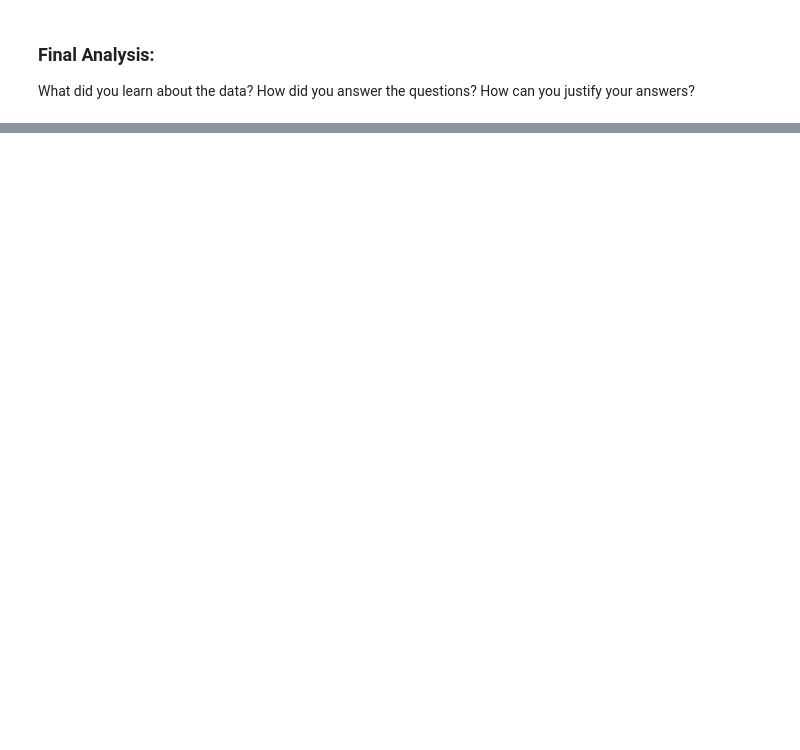
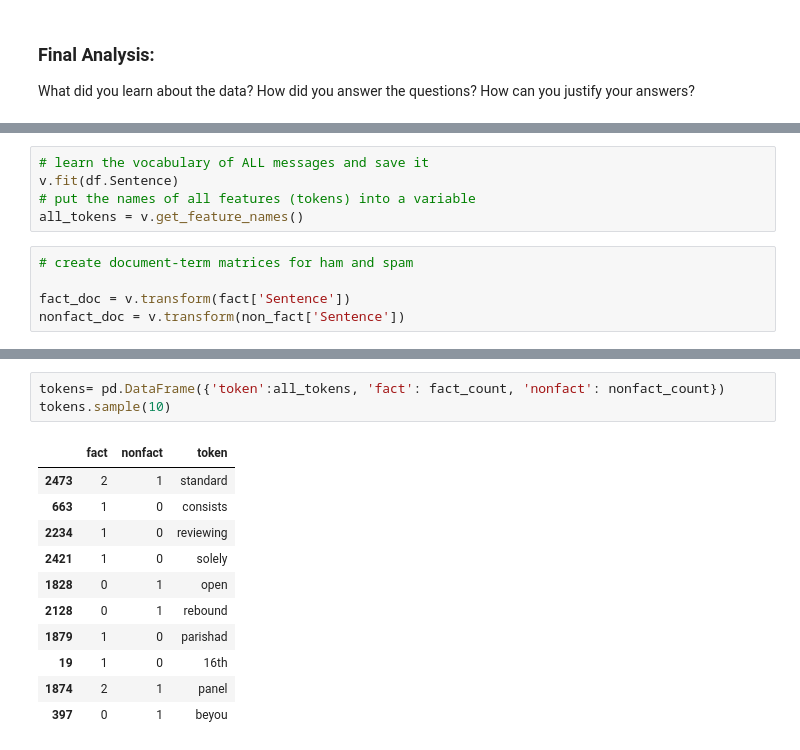
Before and after one commit to CarolineLiong/Fact-vs-Opinion-Articles, a Jupyter notebook: CSCI 183 Project .ipynb, the cells around one changed output, grey strips where cells are left out. Drawn from its saved outputs; the diff is of its cells as text; blank space fills up the shorter version.

```diff
--- a/CSCI 183 Project .ipynb
+++ b/CSCI 183 Project .ipynb
@@ -105,0 +316,10 @@ What did you learn about the data? How did you answer the questions? How can you
+# %%
+# learn the vocabulary of ALL messages and save it
+v.fit(df.Sentence)
+# put the names of all features (tokens) into a variable
+all_tokens = v.get_feature_names()
+# %%
+# create document-term matrices for ham and spam
+
+fact_doc = v.transform(fact['Sentence'])
+nonfact_doc = v.transform(non_fact['Sentence'])
@@ -105,0 +338,15 @@ What did you learn about the data? How did you answer the questions? How can you
+# %%
+tokens= pd.DataFrame({'token':all_tokens, 'fact': fact_count, 'nonfact': nonfact_count})
+tokens.sample(10)
+# %% [output]
+|  | fact | nonfact | token |
+| 2473 | 2 | 1 | standard |
+| 663 | 1 | 0 | consists |
+| 2234 | 1 | 0 | reviewing |
+| 2421 | 1 | 0 | solely |
+| 1828 | 0 | 1 | open |
+| 2128 | 0 | 1 | rebound |
+| 1879 | 1 | 0 | parishad |
+| 19 | 1 | 0 | 16th |
+| 1874 | 2 | 1 | panel |
+| 397 | 0 | 1 | beyou |
```
Also changed, not shown: parts of 29 cells of this notebook.
